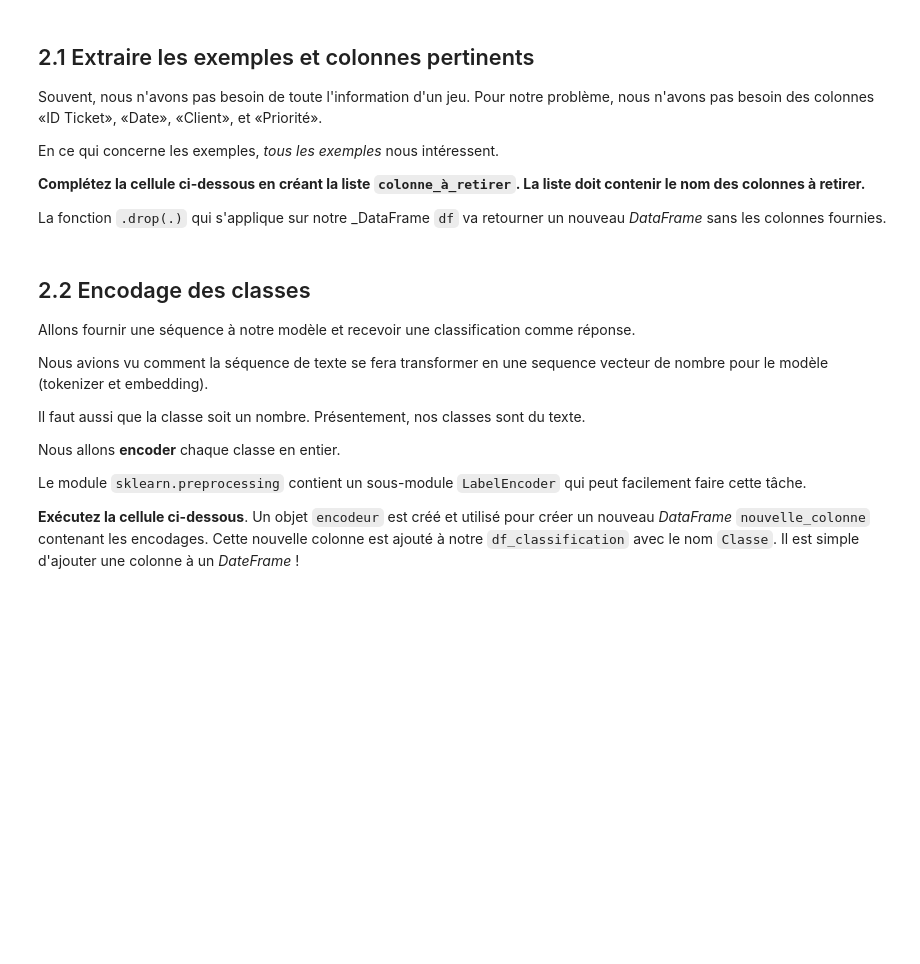
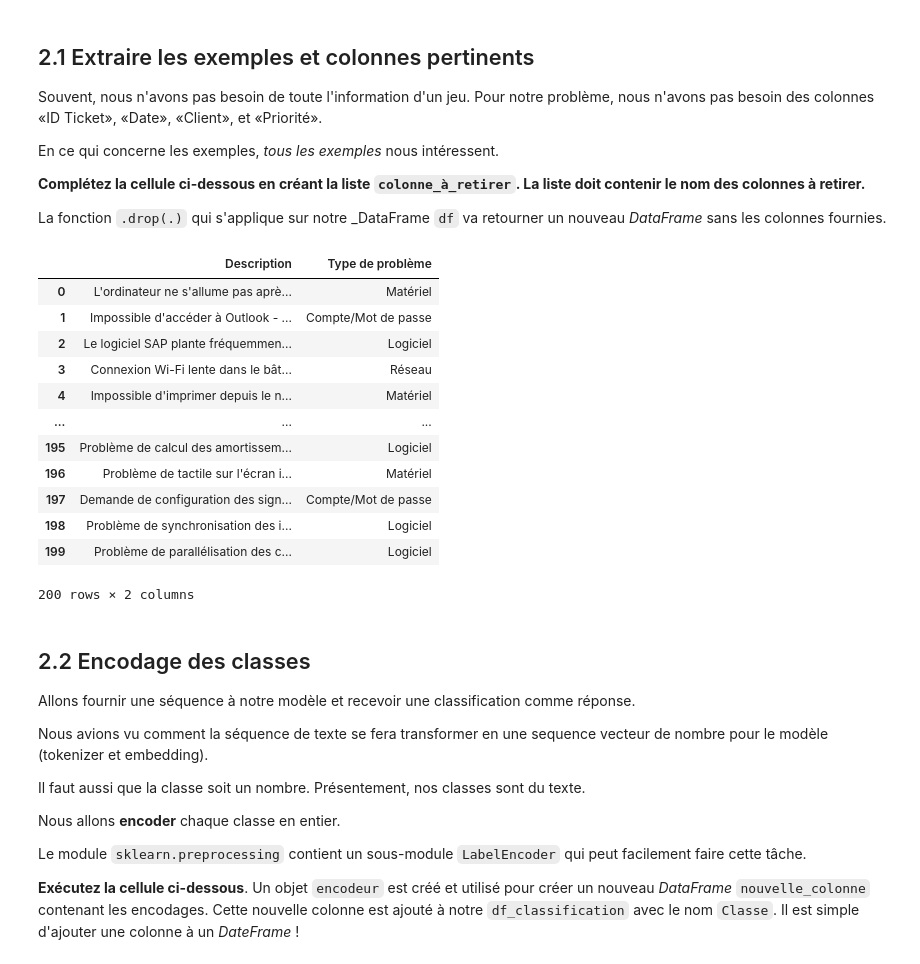
Before and after one commit to DembaSeck/tp-INF717, a Jupyter notebook: TP1_PartieA.ipynb, the cells around one changed output. Saved outputs shown, nothing was run; the diff lists cells and outputs as text; code cells hidden in the pictures; blank space fills up the shorter version.

```diff
--- a/TP1_PartieA.ipynb
+++ b/TP1_PartieA.ipynb
@@ -64,10 +104,24 @@ En ce qui concerne les exemples, _tous les exemples_ nous intéressent.
 
 La fonction `.drop(.)` qui s'applique sur notre _DataFrame `df` va retourner un nouveau _DataFrame_ sans les colonnes fournies.
 # %%
-colonne_à_retirer = # Complétez ici
+colonne_à_retirer = ['ID Ticket', 'Date', 'Client', 'Priorité']
 df_classification = df.drop(columns=colonne_à_retirer)
 
 df_classification
+# %% [output]
+|  | Description | Type de problème |
+| 0 | L'ordinateur ne s'allume pas aprè... | Matériel |
+| 1 | Impossible d'accéder à Outlook - ... | Compte/Mot de passe |
+| 2 | Le logiciel SAP plante fréquemmen... | Logiciel |
+| 3 | Connexion Wi-Fi lente dans le bât... | Réseau |
+| 4 | Impossible d'imprimer depuis le n... | Matériel |
+| ... | ... | ... |
+| 195 | Problème de calcul des amortissem... | Logiciel |
+| 196 | Problème de tactile sur l'écran i... | Matériel |
+| 197 | Demande de configuration des sign... | Compte/Mot de passe |
+| 198 | Problème de synchronisation des i... | Logiciel |
+| 199 | Problème de parallélisation des c... | Logiciel |
+200 rows × 2 columns
 # %% [markdown]
 ## 2.2 Encodage des classes
 Allons fournir une séquence à notre modèle et recevoir une classification comme réponse.
```
Also changed, not shown: parts of 20 cells of this notebook, 1 other file.
